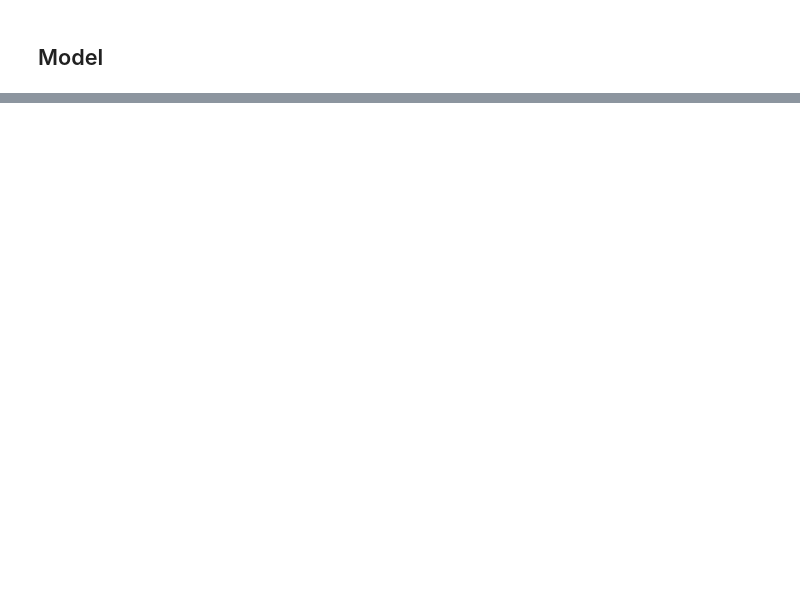
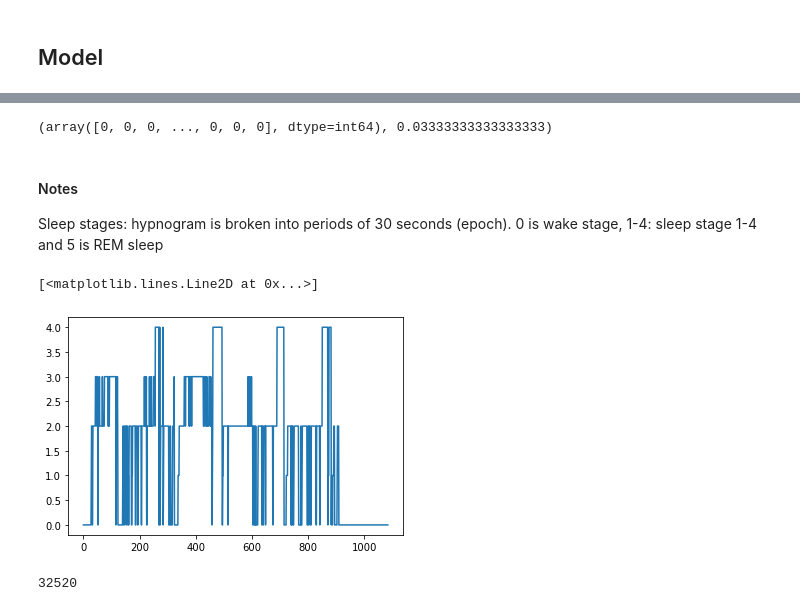
Before and after one commit to chinkevin/DSC180_sleep_apnea, a Jupyter notebook: notebooks/Classifier.ipynb, the cells around one changed output, grey strips where cells are left out. Saved outputs shown, nothing was run; the diff lists cells and outputs as text; code cells hidden in the pictures; blank space fills up the shorter version.

Commit message:
Implemented data setup and feature extraction. Updated config files and run.py. Added and updated notebooks

```diff
--- a/notebooks/Classifier.ipynb
+++ b/notebooks/Classifier.ipynb
@@ -194,3 +224,22 @@ plt.show()
+# %%
+hypno_file = 'data/annotations-events-profusion/shhs1/shhs1-200001-profusion.xml'
+hyp = yasa.load_profusion_hypno(hypno_file)
+# %%
+hyp
+# %% [output]
+(array([0, 0, 0, ..., 0, 0, 0], dtype=int64), 0.03333333333333333)
+# %% [markdown]
+#### Notes
+Sleep stages: hypnogram is broken into periods of 30 seconds (epoch). 0 is wake stage, 1-4: sleep stage 1-4 and 5 is REM sleep
+# %%
+plt.plot(hyp[0])
+# %% [output]
+[<matplotlib.lines.Line2D at 0x...>]
+[figure, added]
+# %%
+hyp[0].size*30
+# %% [output]
+32520
 # %%
 from sklearn.linear_model import Ridge
 # %%
```
Also changed, not shown: parts of 11 cells of this notebook, 12 other files.
